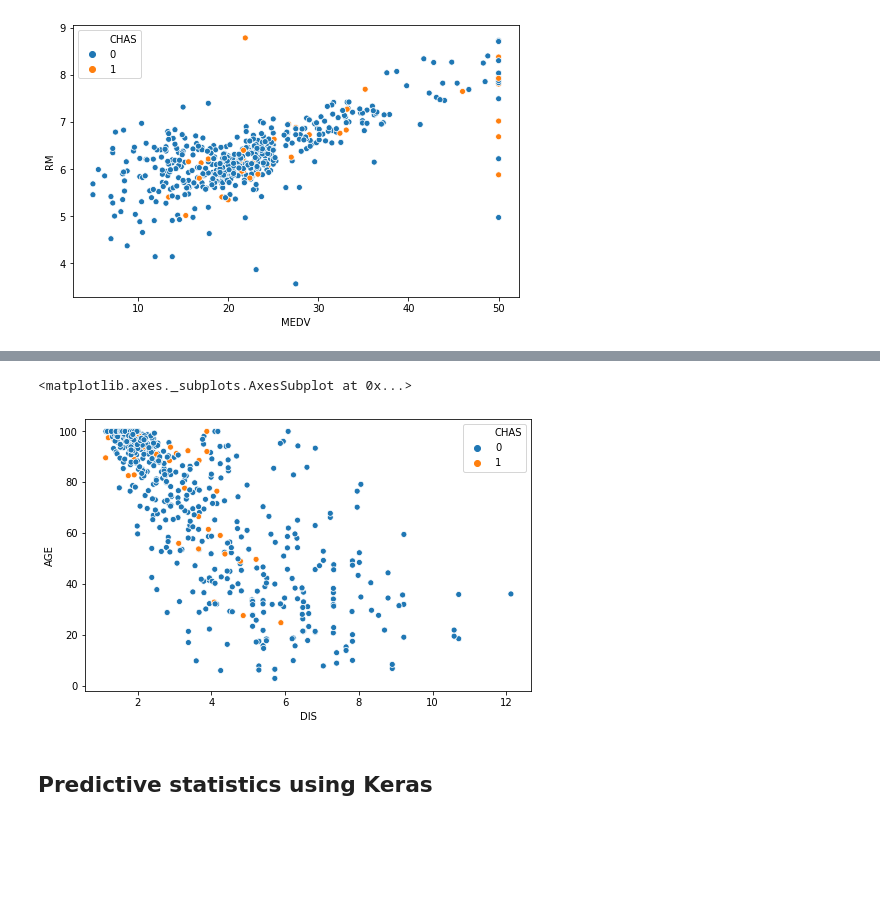
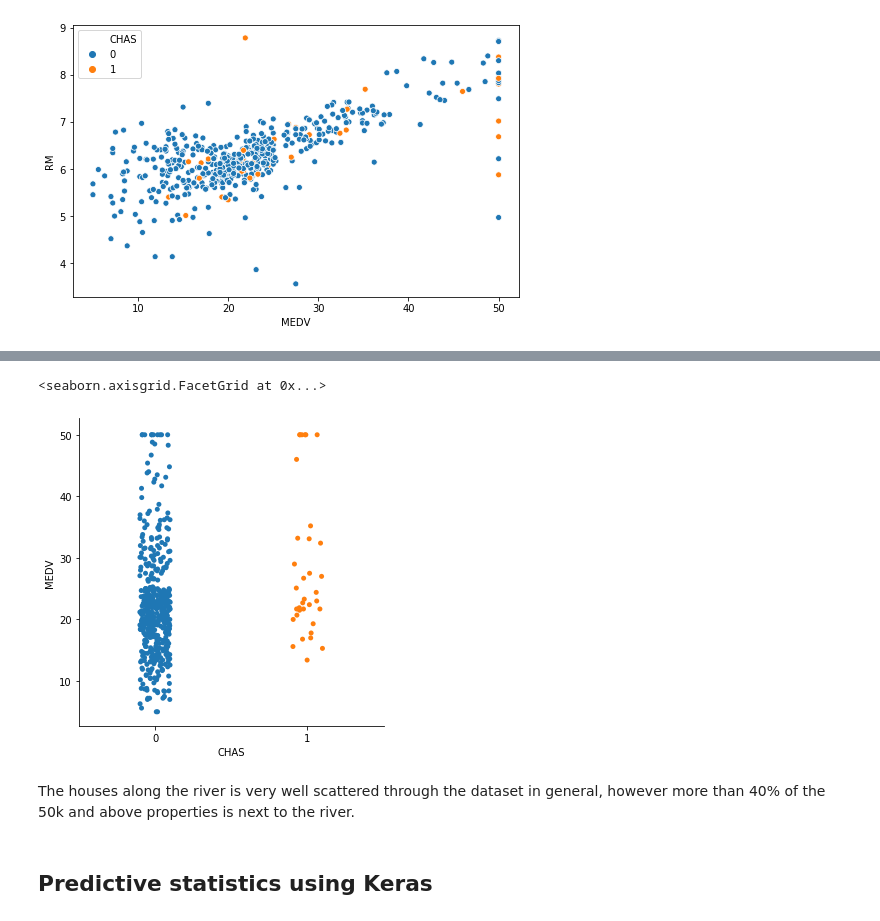
Before and after one commit to G00364778/52954_Assesment_Machine_Learning_and_Statistics, a Jupyter notebook: Boston_House_Price_Analyses.ipynb, the cells around one changed output, grey strips where cells are left out. Drawn from its saved outputs; the diff is of its cells as text; code cells hidden in the pictures; blank space fills up the shorter version.

Commit message:
add a catplot and some notes on inferential statistics section

```diff
--- a/Boston_House_Price_Analyses.ipynb
+++ b/Boston_House_Price_Analyses.ipynb
@@ -207,9 +196,10 @@ sns.scatterplot(data=df,x='TAX',y='RAD', hue='CHAS')
-# %%
-pl.figure(figsize=(8,5))
-sns.scatterplot(data=df,x='DIS',y='AGE', hue='CHAS')
-# %% [output]
-<matplotlib.axes._subplots.AxesSubplot at 0x...>
-[figure, removed]
+# %%
+sns.catplot(data=df,x='CHAS', y='MEDV')
+# %% [output]
+<seaborn.axisgrid.FacetGrid at 0x...>
+[figure, added]
+# %% [markdown]
+The houses along the river is very well scattered through the dataset in general, however more than 40% of the 50k and above properties is next to the river.
 # %% [markdown]
 ## Predictive statistics using Keras
 # %% [markdown]
```
Also changed, not shown: parts of 2 cells of this notebook.
